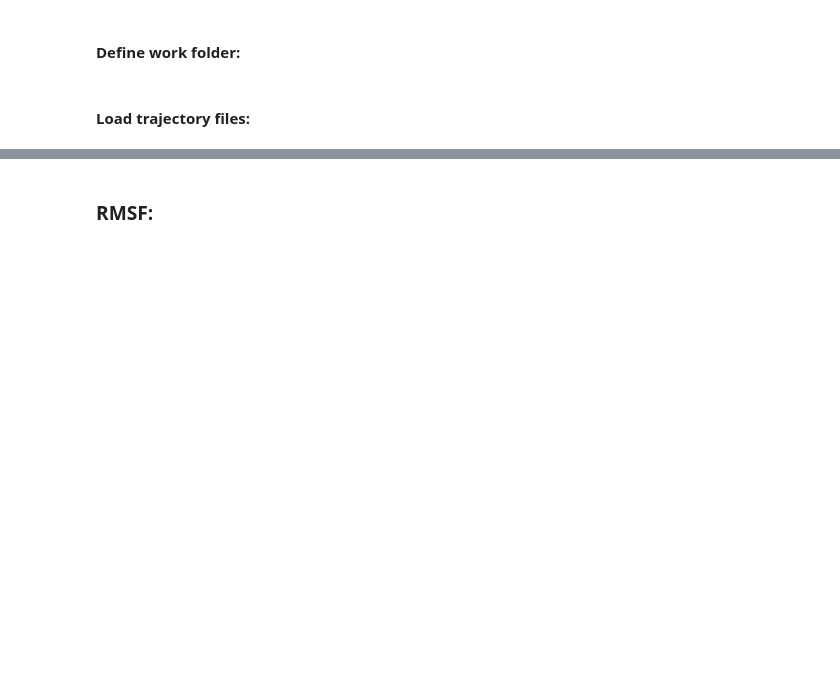
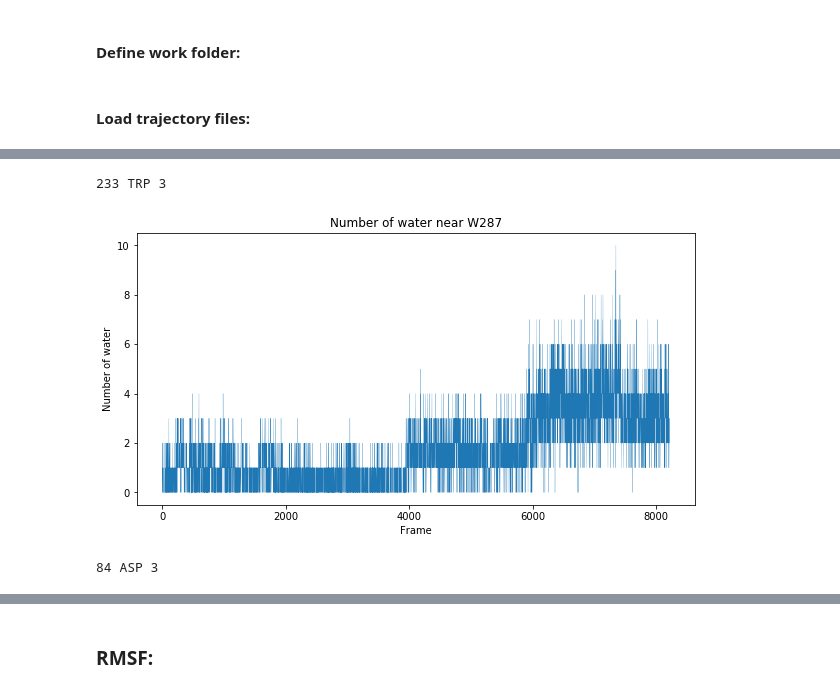
Before and after one commit to evabertalan/opioid_md, a Jupyter notebook: production_analysis.ipynb, the cells around one changed output, grey strips where cells are left out. Drawn from its saved outputs; the diff is of its cells as text; code cells hidden in the pictures; blank space fills up the shorter version.

```diff
--- a/production_analysis.ipynb
+++ b/production_analysis.ipynb
@@ -73,0 +123,8 @@ save_figure(w_fig[0].figure, plot_folder+'water_within_protein')
+# %%
+resid = '233'
+resname = 'TRP'
+distance = 3
+parameters =  '{} {} {}'.format(resid, resname, distance)
+print(parameters)
+# %% [output]
+233 TRP 3
@@ -73,0 +133,6 @@ save_figure(w_fig[0].figure, plot_folder+'water_within_protein')
+# %%
+water_files2 = [results_folder+'namd/step7.'+str(i)+'_production.dcd-pbc.dcd-warter_3_of_233TRP.txt' for i in range(1,prod_file_count+1)]
+water_near_233 = concatenate_water_per_frame(water_files2)
+fig_near_233 = plot_water_within(water_near_233, title='Number of water near W287')
+# %% [output]
+[figure, added]
@@ -73,0 +142,8 @@ save_figure(w_fig[0].figure, plot_folder+'water_within_protein')
+# %%
+resid = '84'
+resname = 'ASP'
+distance = 3
+parameters =  '{} {} {}'.format(resid, resname, distance)
+print(parameters)
+# %% [output]
+84 ASP 3
```
Also changed, not shown: parts of 65 cells of this notebook, 20 other files.
